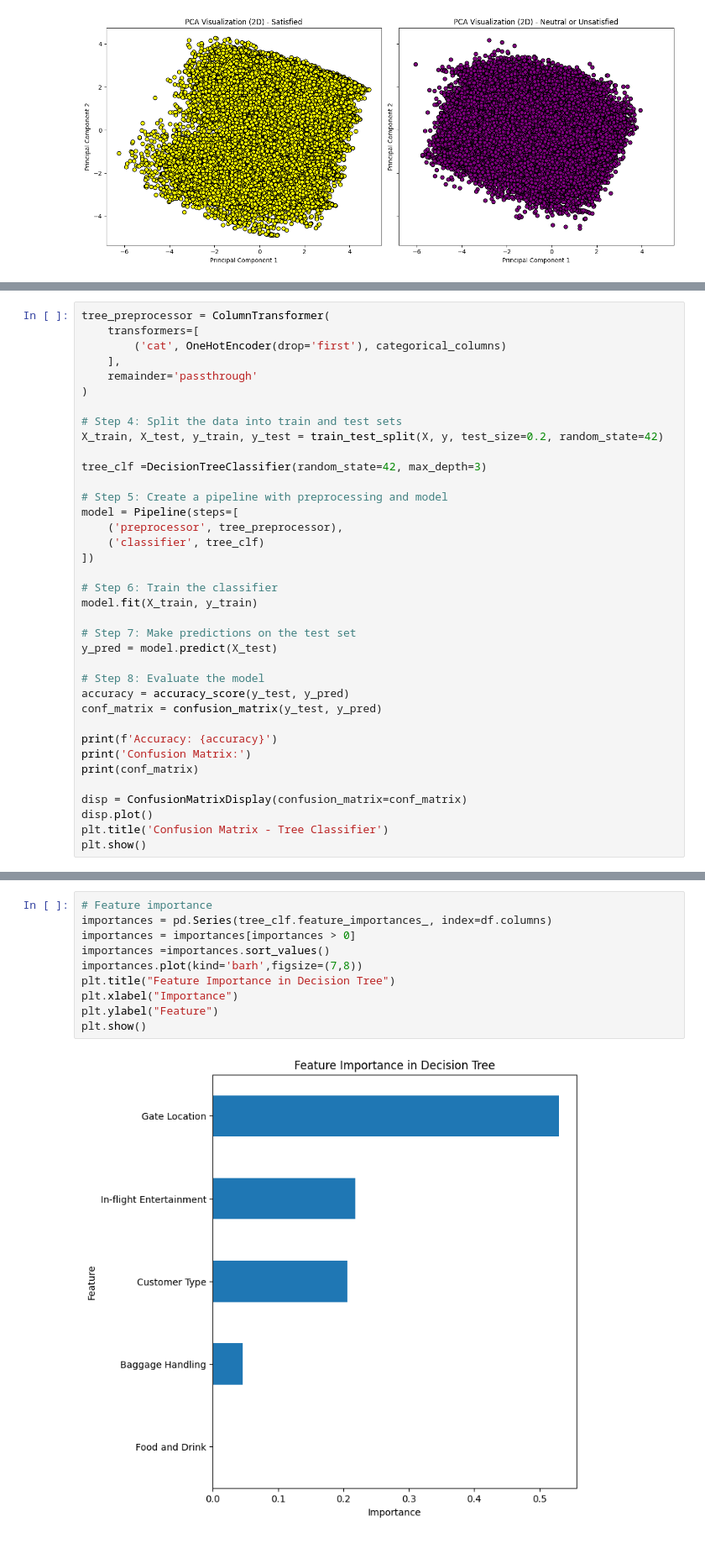
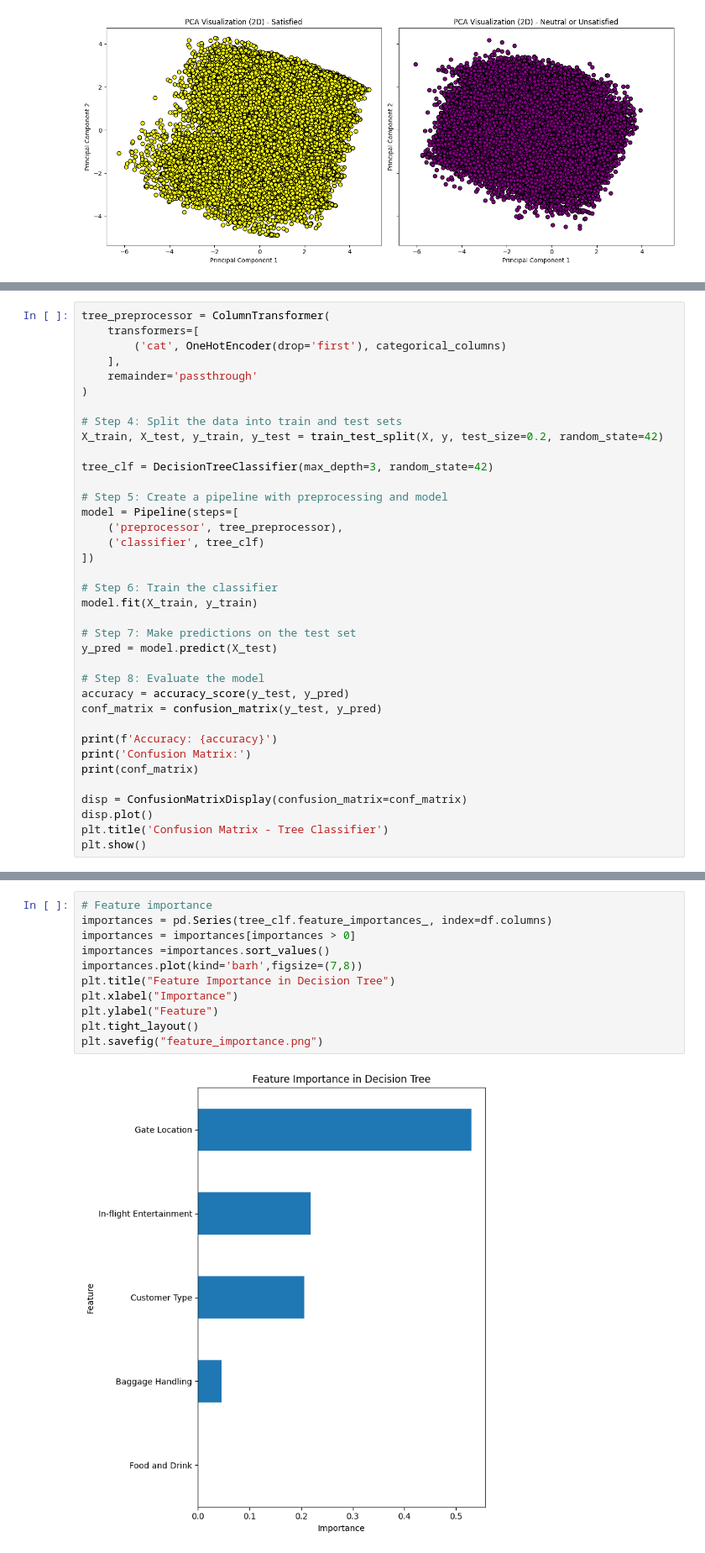
Before and after one commit to athoscf/XAI-techniques, a Jupyter notebook: Project.ipynb, the cells around one changed output, grey strips where cells are left out. Shown at 84% size. Saved outputs shown, nothing was run; the diff lists cells and outputs as text.

```diff
--- a/Project.ipynb
+++ b/Project.ipynb
@@ -143,7 +146,7 @@ tree_preprocessor = ColumnTransformer(
 # Step 4: Split the data into train and test sets
 X_train, X_test, y_train, y_test = train_test_split(X, y, test_size=0.2, random_state=42)
 
-tree_clf =DecisionTreeClassifier(random_state=42, max_depth=3)
+tree_clf = DecisionTreeClassifier(max_depth=3, random_state=42)
 
 # Step 5: Create a pipeline with preprocessing and model
 model = Pipeline(steps=[
@@ -185,15 +192,16 @@ plt.show()
 # %%
 # Feature importance
 importances = pd.Series(tree_clf.feature_importances_, index=df.columns)
 importances = importances[importances > 0]
 importances =importances.sort_values()
 importances.plot(kind='barh',figsize=(7,8))
 plt.title("Feature Importance in Decision Tree")
 plt.xlabel("Importance")
 plt.ylabel("Feature")
-plt.show()
+plt.tight_layout()
+plt.savefig("feature_importance.png")
 # %% [output]
-[figure, old version]
+[figure, new version]
 # %%
 import xgboost as xgb
 
```
Also changed, not shown: parts of 25 cells of this notebook, 4 other files.
